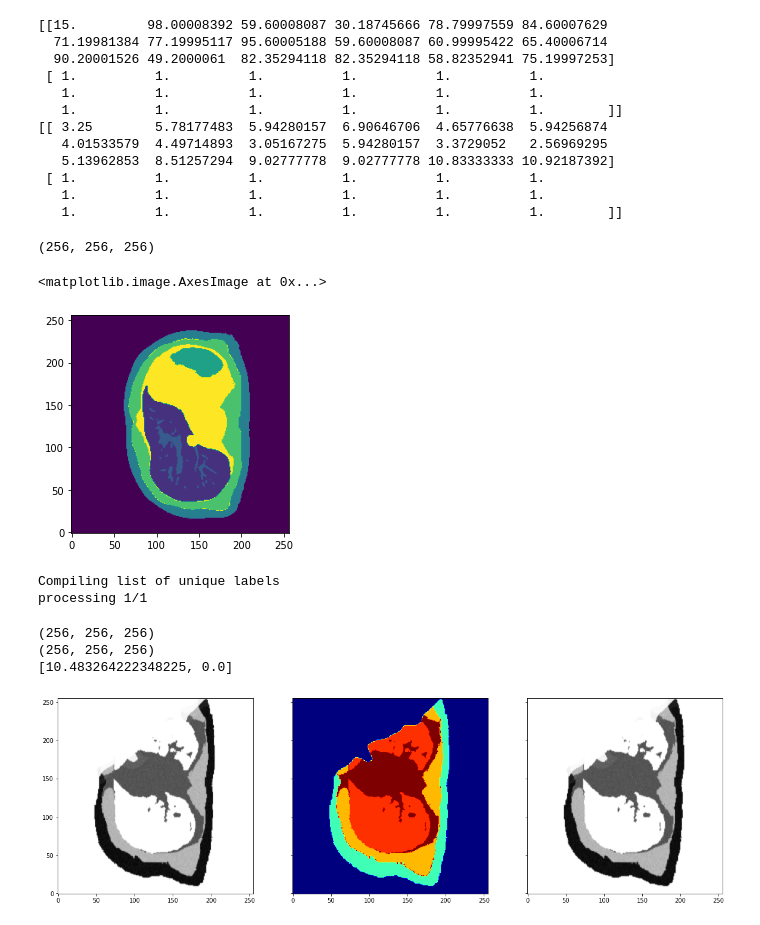
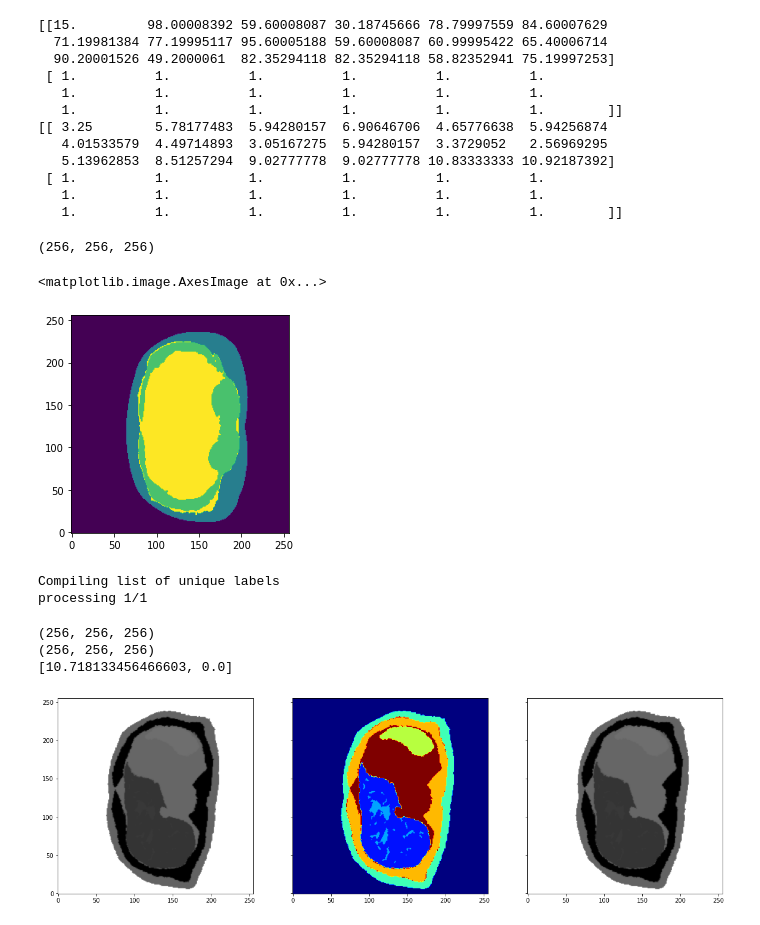
Before and after one commit to cjbueloMP/lab2im, a Jupyter notebook: liver_example.ipynb, the cells around one changed output. Saved outputs shown, nothing was run; the diff lists cells and outputs as text; code cells hidden in the pictures.

Commit message:
fixed edge slices of liver

```diff
--- a/liver_example.ipynb
+++ b/liver_example.ipynb
@@ -146,20 +164,22 @@ liver_means = np.array([[0, 6,9, 7, 7.12, 7.38, 0, 9],
 np.save('liver_means.npy',liver_means)
 #liver_std = np.array([[0, -6, -9, -7, -7.12, -7.38, 0, -9],
 #                      [1,1,1,1,1,1,1,1]])
-liver_std = np.array([[0,0.25,0.25,0.25,0.25,0.25,0,0.25],
+liver_std = np.array([[0,0,0,0,0,0,0,0],
                       [0,0,0,0,0,0,0,0]])
 np.save('liver_stds.npy',liver_std)
 liver = nb.load('liver_all_parts_seg_20180410.nii.gz')
 liver = np.array(liver.dataobj)
+liver[:,:,0] = liver[:,:,1]
+liver[:,:,255] = liver[:,:,254]
 liver256 = liver[::2,::2,:]
 print(liver256.shape)
 liver_nii = nb.Nifti1Image(liver256, affine=np.eye(4))
 nb.save(liver_nii,'liver_256_all_parts_seg_20180410.nii.gz')
-plt.imshow(liver256[:,:,128],origin='lower')
+plt.imshow(liver256[:,:,0],origin='lower')
 # %% [output]
 (256, 256, 256)
 <matplotlib.image.AxesImage at 0x...>
-[figure, old version]
+[figure, new version]
 # %%
 import os
 from lab2im.utils import save_volume
@@ -202,20 +222,20 @@ processing 1/1
 # %%
 os.chdir('/raid/generated_images/')
 im = nb.load('chi_0.nii.gz')
 label = nb.load('chi_labels_0.nii.gz')
 im = np.array(im.dataobj)
 print(im.shape)
 label = np.array(label.dataobj)
 print(label.shape)
-sl = 245
+sl = 128
 fig, (ax1, ax2, ax3) = plt.subplots(1,3,sharey=True,figsize=(20,20))
 ax1.imshow(-1*im[:,:,sl],origin='lower',cmap='gray')
 print([np.amax(im),np.amin(im)])
 ax2.imshow(label[:,:,sl],origin='lower',cmap='jet')
 ax3.imshow(-1*im[:,:,sl],origin='lower',cmap='gray')
 plt.show()
 # %% [output]
 (256, 256, 256)
 (256, 256, 256)
-[10.483264222348225, 0.0]
+[10.718133456466603, 0.0]
-[figure, old version]
+[figure, new version]
```
Also changed, not shown: parts of 3 cells of this notebook, 3 other files.
